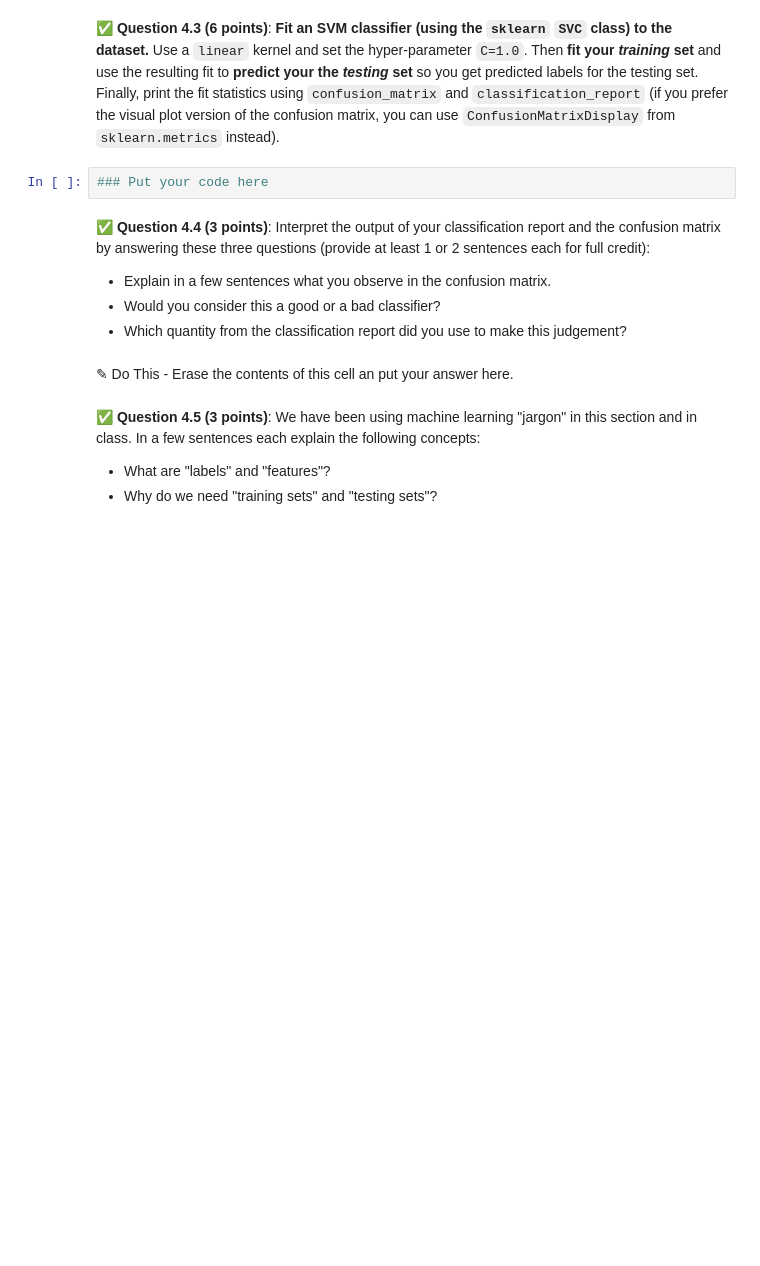
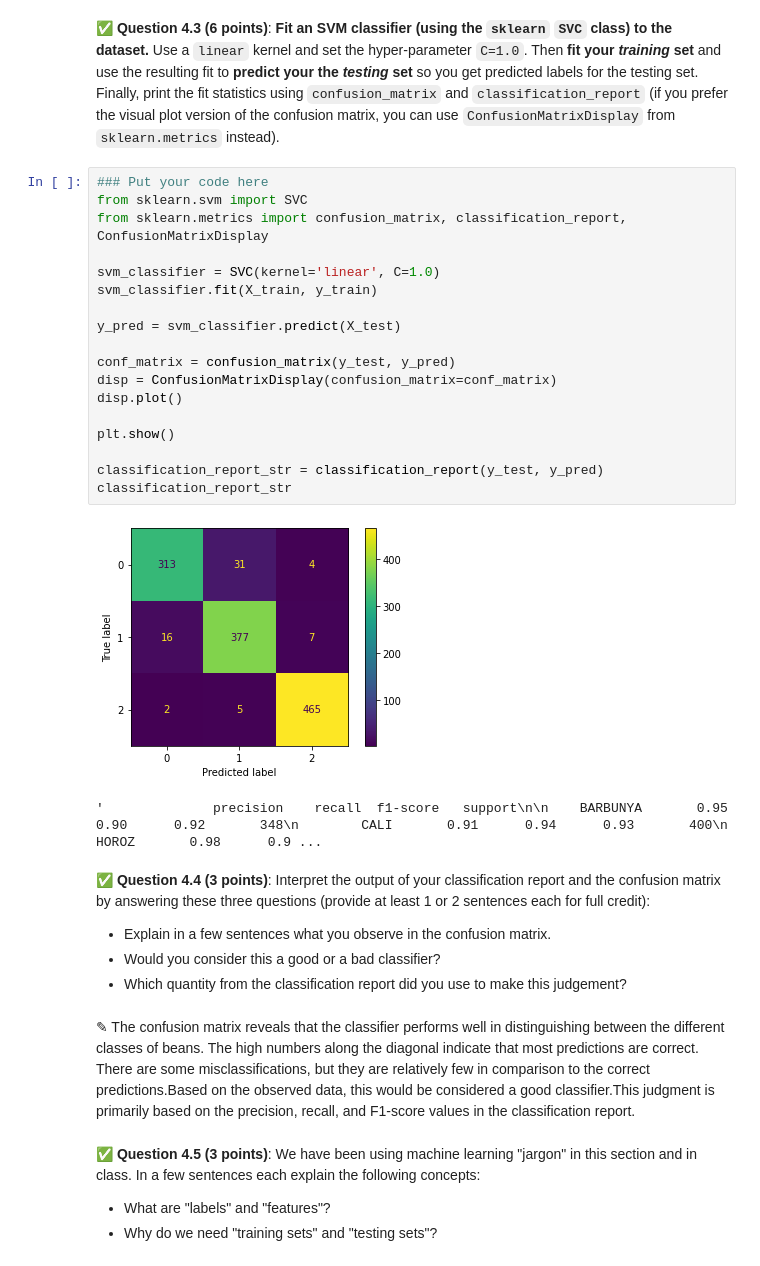
Before and after one commit to mtzoro/CMSE202-f23-turnin, a Jupyter notebook: final/CMSE202-Final-Section001-STUDENT.ipynb, the cells around one changed output. Saved outputs shown, nothing was run; the diff lists cells and outputs as text; blank space fills up the shorter version.

```diff
--- a/final/CMSE202-Final-Section001-STUDENT.ipynb
+++ b/final/CMSE202-Final-Section001-STUDENT.ipynb
@@ -192,14 +389,33 @@ Then, perform a **train-test-split** using functions we used in class. Use a `tr
 # %% [markdown]
 &#9989; **Question 4.3 (6 points)**: **Fit an SVM classifier (using the `sklearn` `SVC` class) to the dataset.** Use a `linear` kernel and set the hyper-parameter `C=1.0`. Then **fit your *training* set** and use the resulting fit to **predict your the *testing* set** so you get predicted labels for the testing set. Finally, print the fit statistics using `confusion_matrix` and `classification_report` (if you prefer the visual plot version of the confusion matrix, you can use `ConfusionMatrixDisplay` from `sklearn.metrics` instead).
-# %%
-### Put your code here
+# %%
+### Put your code here
+from sklearn.svm import SVC
+from sklearn.metrics import confusion_matrix, classification_report, ConfusionMatrixDisplay
+
+svm_classifier = SVC(kernel='linear', C=1.0)
+svm_classifier.fit(X_train, y_train)
+
+y_pred = svm_classifier.predict(X_test)
+
+conf_matrix = confusion_matrix(y_test, y_pred)
+disp = ConfusionMatrixDisplay(confusion_matrix=conf_matrix)
+disp.plot()
+
+plt.show()
+
+classification_report_str = classification_report(y_test, y_pred)
+classification_report_str
+# %% [output]
+[figure, added]
+'              precision    recall  f1-score   support\n\n    BARBUNYA       0.95      0.90      0.92       348\n        CALI       0.91      0.94      0.93       400\n       HOROZ       0.98      0.9 ...
 # %% [markdown]
 &#9989; **Question 4.4 (3 points)**: Interpret the output of your classification report and the confusion matrix by answering these three questions (provide at least 1 or 2 sentences each for full credit):
 * Explain in a few sentences what you observe in the confusion matrix.
 * Would you consider this a good or a bad classifier?
 * Which quantity from the classification report did you use to make this judgement?
-# %% [markdown]
-<font size=+3>&#9998;</font> Do This - Erase the contents of this cell an put your answer here.
+# %% [markdown]
+<font size=+3>&#9998;</font> The confusion matrix reveals that the classifier performs well in distinguishing between the different classes of beans. The high numbers along the diagonal indicate that most predictions are correct. There are some misclassifications, but they are relatively few in comparison to the correct predictions.Based on the observed data, this would be considered a good classifier.This judgment is primarily based on the precision, recall, and F1-score values in the classification report.
 # %% [markdown]
 &#9989; **Question 4.5 (3 points)**: We have been using machine learning "jargon" in this section and in class. In a few sentences each explain the following concepts:
 * What are "labels" and "features"?
```
Also changed, not shown: parts of 29 cells of this notebook.
